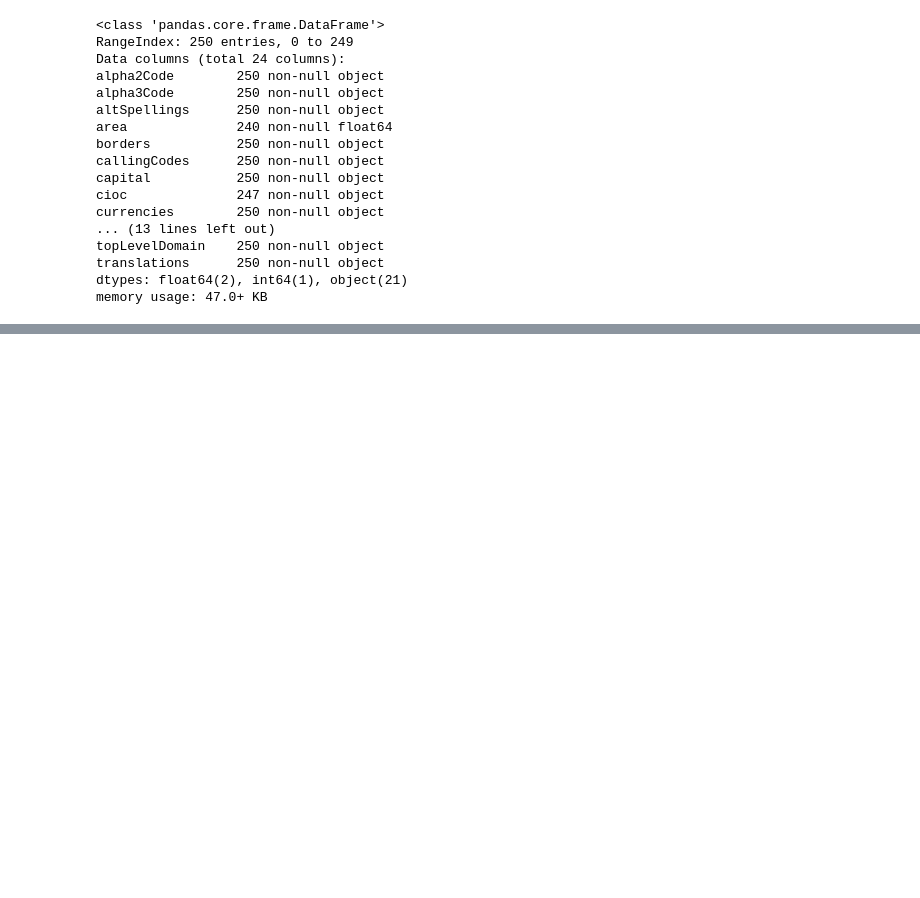
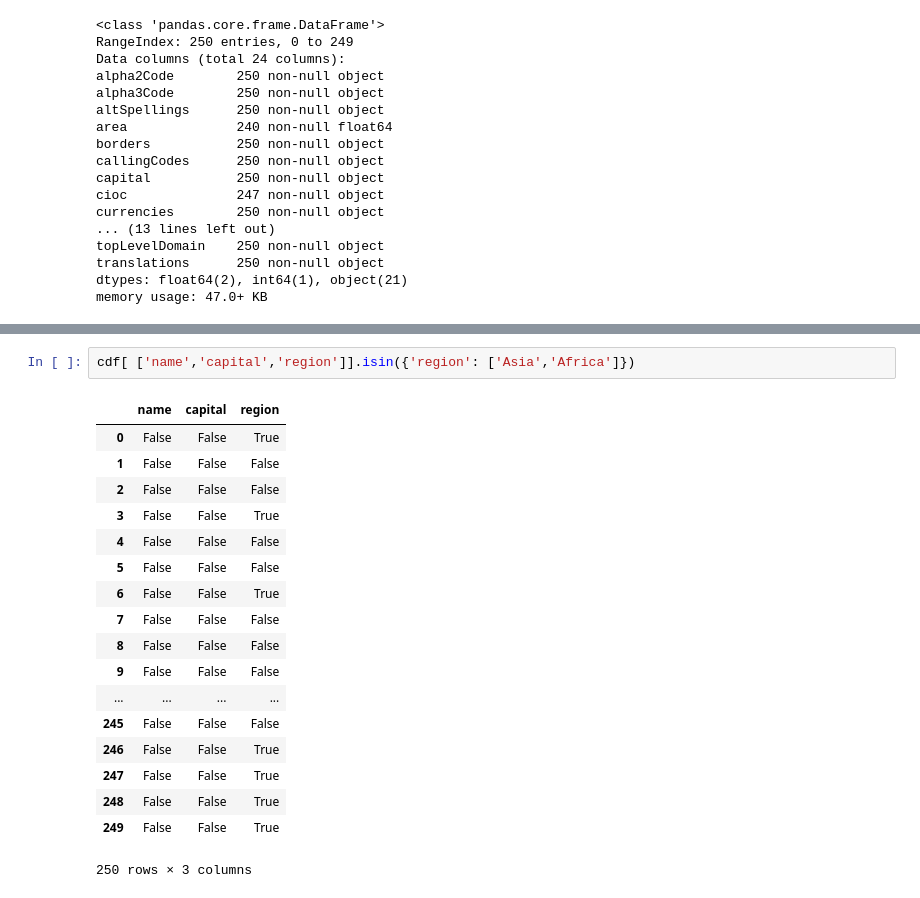
Before and after one commit to srikanthpragada/DataScience_21_JAN_2019, a Jupyter notebook: DataFrameDemo.ipynb, the cells around one changed output, grey strips where cells are left out. Drawn from its saved outputs; the diff is of its cells as text; blank space fills up the shorter version.

```diff
--- a/DataFrameDemo.ipynb
+++ b/DataFrameDemo.ipynb
@@ -251,0 +424,21 @@ memory usage: 47.0+ KB
+# %%
+cdf[ ['name','capital','region']].isin({'region': ['Asia','Africa']})
+# %% [output]
+|  | name | capital | region |
+| 0 | False | False | True |
+| 1 | False | False | False |
+| 2 | False | False | False |
+| 3 | False | False | True |
+| 4 | False | False | False |
+| 5 | False | False | False |
+| 6 | False | False | True |
+| 7 | False | False | False |
+| 8 | False | False | False |
+| 9 | False | False | False |
+| ... | ... | ... | ... |
+| 245 | False | False | False |
+| 246 | False | False | True |
+| 247 | False | False | True |
+| 248 | False | False | True |
+| 249 | False | False | True |
+250 rows × 3 columns
```
Also changed, not shown: parts of 22 cells of this notebook.
